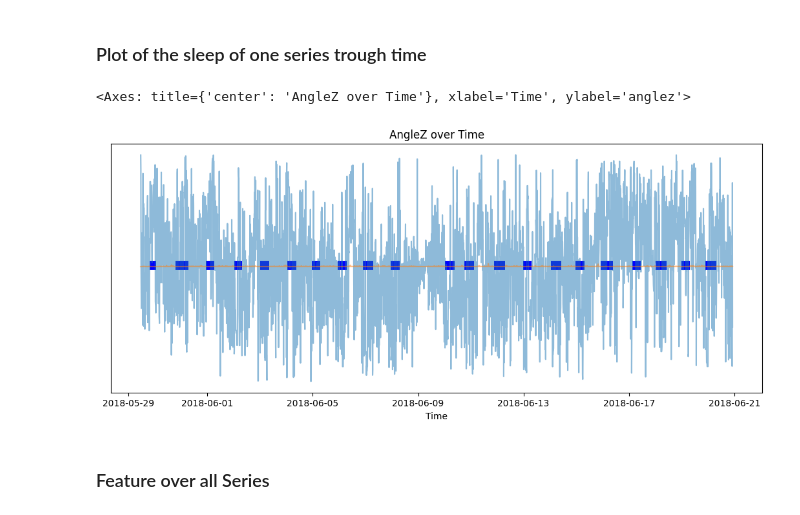
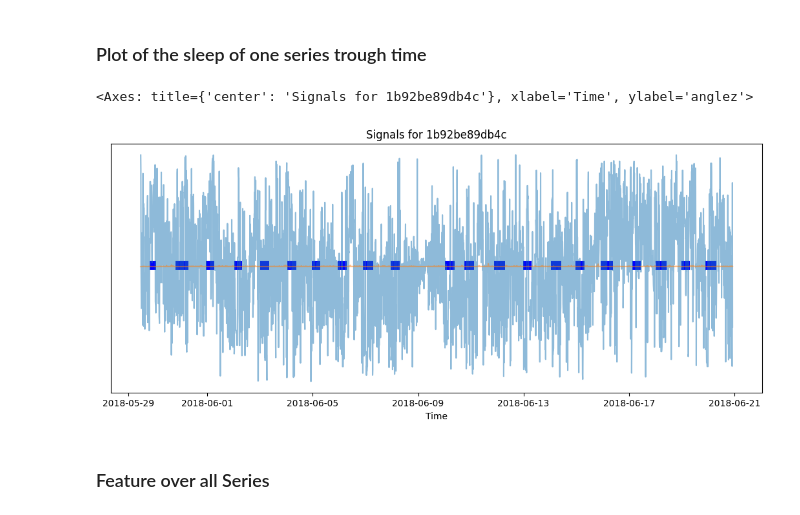
Before and after one commit to ODAncona/DetectSleepStates, a Jupyter notebook: notebook.ipynb, the cells around one changed output. Saved outputs shown, nothing was run; the diff lists cells and outputs as text; code cells hidden in the pictures.

Commit message:
plot sleep

```diff
--- a/notebook.ipynb
+++ b/notebook.ipynb
@@ -152,7 +152,7 @@ shape: (9, 2)
 # %% [markdown]
 ### Times Series Visualization
 # %%
-serie = df_signals.filter(df_signals["series_id"] == "038441c925bb")
+serie_id = df_signals.filter(df_signals["series_id"] == "038441c925bb")
 # %% [markdown]
 **angle Z plot**
 # %%
@@ -247,7 +247,7 @@ Text(0, 0.5, 'Percentage of Series')
 serie_signals = df_signals.filter(df_signals["series_id"] == "1b92be89db4c")
 serie_events = df_events.query(f"series_id == '1b92be89db4c'")
 # %%
-def plot_sleep(serie: str, df_events: pd.DataFrame, ax : plt.Axes) -> plt.Axes:
+def plot_sleep(serie_id: str, df_events: pd.DataFrame, ax : plt.Axes) -> plt.Axes:
     """
     Plot sleep for a given serie_id
 
@@ -259,7 +259,7 @@ def plot_sleep(serie: str, df_events: pd.DataFrame, ax : plt.Axes) -> plt.Axes:
         DataFrame containing the columns 'series_id', 'night', 'event', 'timestamp'
     """
     # Filter events for the given serie_id and sort by timestamp
-    serie_events = df_events[df_events['series_id'] == serie].sort_values(by='timestamp', ascending=True)
+    serie_events = df_events[df_events['series_id'] == serie_id].sort_values(by='timestamp', ascending=True)
 
     # Initialize containers for onsets and wakeups
     onset_times = []
@@ -278,19 +278,34 @@ def plot_sleep(serie: str, df_events: pd.DataFrame, ax : plt.Axes) -> plt.Axes:
 
     ax.set_yticks([])
     ax.set_xlabel('Time')
-    ax.set_title(f"Sleep Periods for {serie}")
+    ax.set_title(f"Sleep Periods for {serie_id}")
 
     return ax
-# %%
-_, ax = plt.subplots(figsize=(13, 5))
-plot_sleep('1b92be89db4c', df_events, ax)
-
-sns.lineplot(data=serie_signals[::100], x='timestamp', y='anglez',alpha=0.5)
-plt.title('AngleZ over Time')
-
-sns.lineplot(data=serie_signals[::100], x='timestamp', y='enmo',alpha=0.5)
-# %% [output]
-<Axes: title={'center': 'AngleZ over Time'}, xlabel='Time', ylabel='anglez'>
-[figure, removed]
+# %%
+def plot_signals(serie: str, df_signals: pl.DataFrame, ax : plt.Axes) -> plt.Axes:
+    """
+    Plot signals for a given serie_id
+
+    Parameters
+    ----------
+    serie : str
+        the serie_id to plot
+    df_signals : pl.DataFrame
+        DataFrame containing the columns 'series_id', 'timestamp', 'anglez', 'enmo'
+    """
+    # Filter signals for the given serie_id and sort by timestamp
+    serie_signals = df_signals.filter(df_signals["series_id"] == serie).sort('timestamp')
+    sns.lineplot(data=serie_signals[::100], x='timestamp', y='anglez', alpha=0.5)
+    sns.lineplot(data=serie_signals[::100], x='timestamp', y='enmo', alpha=0.5)
+    ax.set_title(f"Signals for {serie}")
+
+    return ax
+# %%
+_, ax = plt.subplots(figsize=(13, 5))
+plot_sleep('1b92be89db4c', df_events, ax)
+plot_signals('1b92be89db4c', df_signals, ax)
+# %% [output]
+<Axes: title={'center': 'Signals for 1b92be89db4c'}, xlabel='Time', ylabel='anglez'>
+[figure, added]
 # %% [markdown]
 ### Feature over all Series
```
Also changed, not shown: parts of 5 cells of this notebook.
